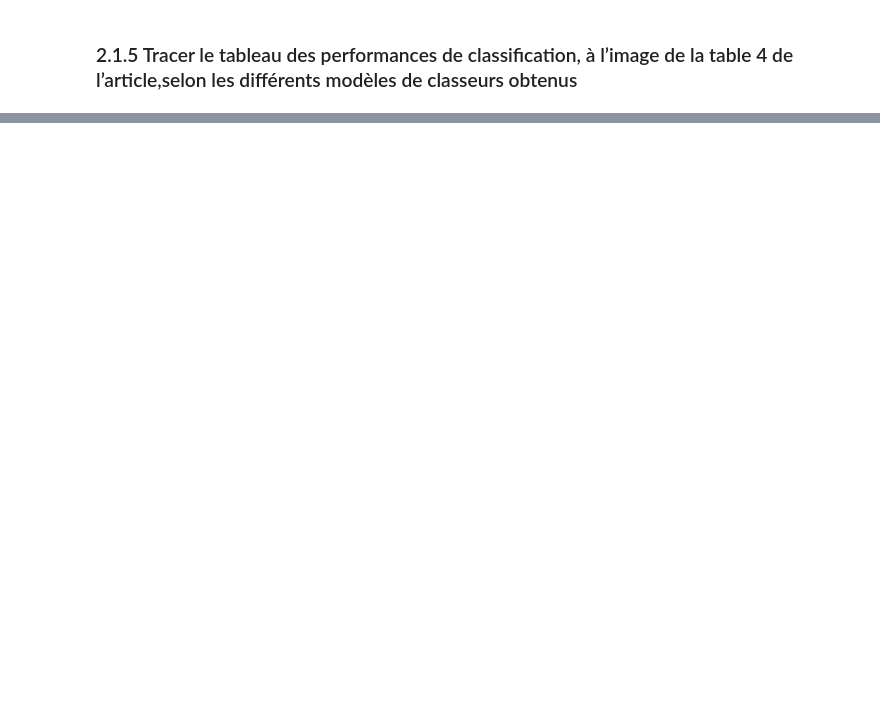
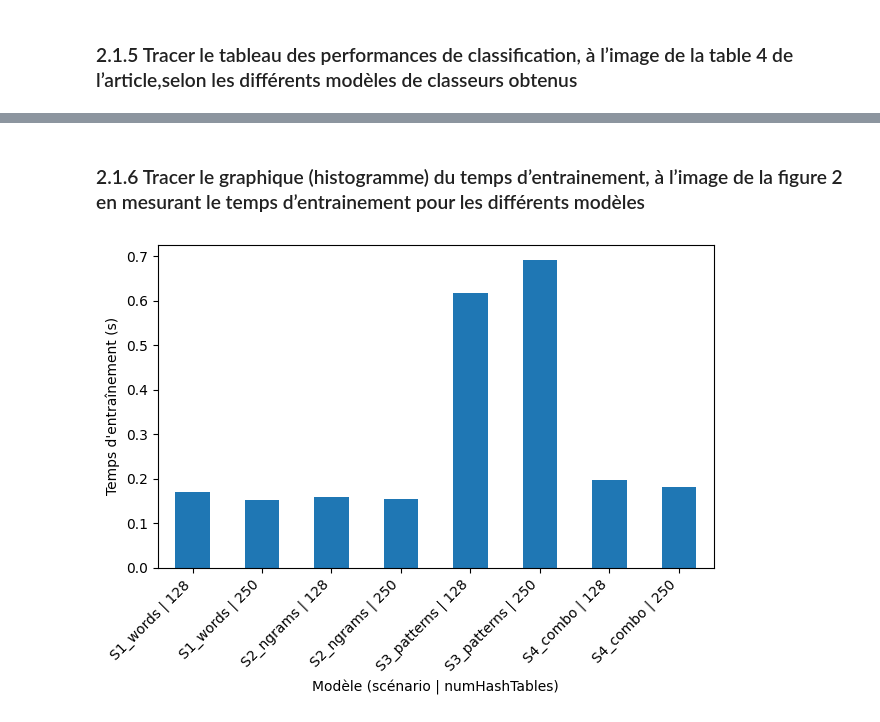
Before and after one commit to Michel065/projet-final-AADM, a Jupyter notebook: Code_Mini_Projet.ipynb, the cells around one changed output, grey strips where cells are left out. Drawn from its saved outputs; the diff is of its cells as text; code cells hidden in the pictures; blank space fills up the shorter version.

```diff
--- a/Code_Mini_Projet.ipynb
+++ b/Code_Mini_Projet.ipynb
@@ -67,7 +76,7 @@ df_label_bin = build_df_label_bin(df_propre)
 
 fonctions:
 # %%
-from pyspark.sql.functions import col, concat, explode, collect_list,coalesce, array
+from pyspark.sql.functions import col, concat, explode, collect_list,coalesce, array,size
 from pyspark.ml.feature import Tokenizer, NGram, HashingTF
 
 num_features = 1<<18
@@ -75,11 +84,11 @@ num_features = 1<<18
 def make_df_Tokenizer(df_label_bin):
     tok = Tokenizer(inputCol="text", outputCol="tokens") #conversion en tokens
     df_tok = tok.transform(df_label_bin)
-    return df_tok
+    return df_tok.filter(size(col("tokens")) > 0)#sinon ca crash lors des predictions
 
 def make_df_NGram(df,ngram_n=2,outputCol="ngrams",inputCol="tokens"):
     ng = NGram(n=ngram_n, inputCol=inputCol, outputCol=outputCol)#creation des n grams
-    df_ng = ng.transform(df)
+    df_ng = ng.transform(df).filter(size(col(outputCol)) > 0)
     return df_ng
 
 def make_s1_words(df):
@@ -145,7 +154,7 @@ def make_s4_combo(df, ngram_n=2, topN=200000):
         .withColumn("patterns_f", coalesce(col("patterns_f"), array()))
     )
 
-    df_combo = df_all.withColumn("combo", concat(col("tokens"), col("ngrams"), col("patterns_f")))
+    df_combo = df_all.withColumn("combo", concat(col("tokens"), col("ngrams"), col("patterns_f"))).filter(size(col("combo")) > 0)
 
     tf = HashingTF(inputCol="combo", outputCol="features", numFeatures=num_features, binary=True)
     return tf.transform(df_combo).select("id","label_bin", "features")
@@ -298,12 +307,18 @@ def format_table4_like(df_results):
 Fonction pour l'Histogramme pour la question 2.1.6
 # %%
 import matplotlib.pyplot as plt
+
+def times_to_df(scenario_name, times_dict):
+    return pd.DataFrame([
+        {"scenario": scenario_name, "numHashTables": int(nht), "train_time_seconds": float(t)}
+        for nht, t in times_dict.items()
+    ])
 
 def plot_training_histogram(df_results, group_by=("scenario","numHashTables"), value_col="train_time_seconds"):
     dfp = df_results.copy()
     dfp["group"] = dfp[list(group_by)].astype(str).agg(" | ".join, axis=1)
 
-    agg = dfp.groupby("group")[value_col].mean().sort_values(ascending=False)
+    agg = dfp.groupby("group")[value_col].mean()
 
     plt.figure()
     agg.plot(kind="bar")
@@ -379,10 +394,10 @@ df_s3 = make_s3_patterns(df_small)
 df_s4 = make_s4_combo(df_small)
 
 #Entraînement
-models_s1, train_s1, test_s1 = train_models_for_scenario(df_s1, numHashTables_list=NUM_HASH_LIST, train_ratio=0.8, cache=True)
-models_s2, train_s2, test_s2 = train_models_for_scenario(df_s2, numHashTables_list=NUM_HASH_LIST, train_ratio=0.8, cache=True)
-models_s3, train_s3, test_s3 = train_models_for_scenario(df_s3, numHashTables_list=NUM_HASH_LIST, train_ratio=0.8, cache=True)
-models_s4, train_s4, test_s4 = train_models_for_scenario(df_s4, numHashTables_list=NUM_HASH_LIST, train_ratio=0.8, cache=True)
+models_s1, train_s1, test_s1,times_s1 = train_models_for_scenario(df_s1, numHashTables_list=NUM_HASH_LIST, train_ratio=0.8, cache=True,measure_time=True)
+models_s2, train_s2, test_s2,times_s2 = train_models_for_scenario(df_s2, numHashTables_list=NUM_HASH_LIST, train_ratio=0.8, cache=True,measure_time=True)
+models_s3, train_s3, test_s3,times_s3 = train_models_for_scenario(df_s3, numHashTables_list=NUM_HASH_LIST, train_ratio=0.8, cache=True,measure_time=True)
+models_s4, train_s4, test_s4,times_s4 = train_models_for_scenario(df_s4, numHashTables_list=NUM_HASH_LIST, train_ratio=0.8, cache=True,measure_time=True)
 
 print("OK: modèles entraînés pour S1..S4 avec numHashTables =", NUM_HASH_LIST)
 # %% [output]
@@ -422,0 +446,16 @@ df_table4
+# %% [markdown]
+### 2.1.6 Tracer le graphique (histogramme) du temps d’entrainement, à l’image de la figure 2 en mesurant le temps d’entrainement pour les différents modèles
+# %%
+df_time = pd.concat([
+    times_to_df("S1_words", times_s1),
+    times_to_df("S2_ngrams", times_s2),
+    times_to_df("S3_patterns", times_s3),
+    times_to_df("S4_combo", times_s4),
+], ignore_index=True)
+
+plot_training_histogram(df_time,group_by=("scenario", "numHashTables"),value_col="train_time_seconds")
+
+
+# S3 est le plus long, la raison pour la quelle s4 est pas tout aussi long c parce que le traitment a deja ete fait pour s3 donc il le refait pas
+# %% [output]
+[figure, added]
```
Also changed, not shown: parts of 9 cells of this notebook.
